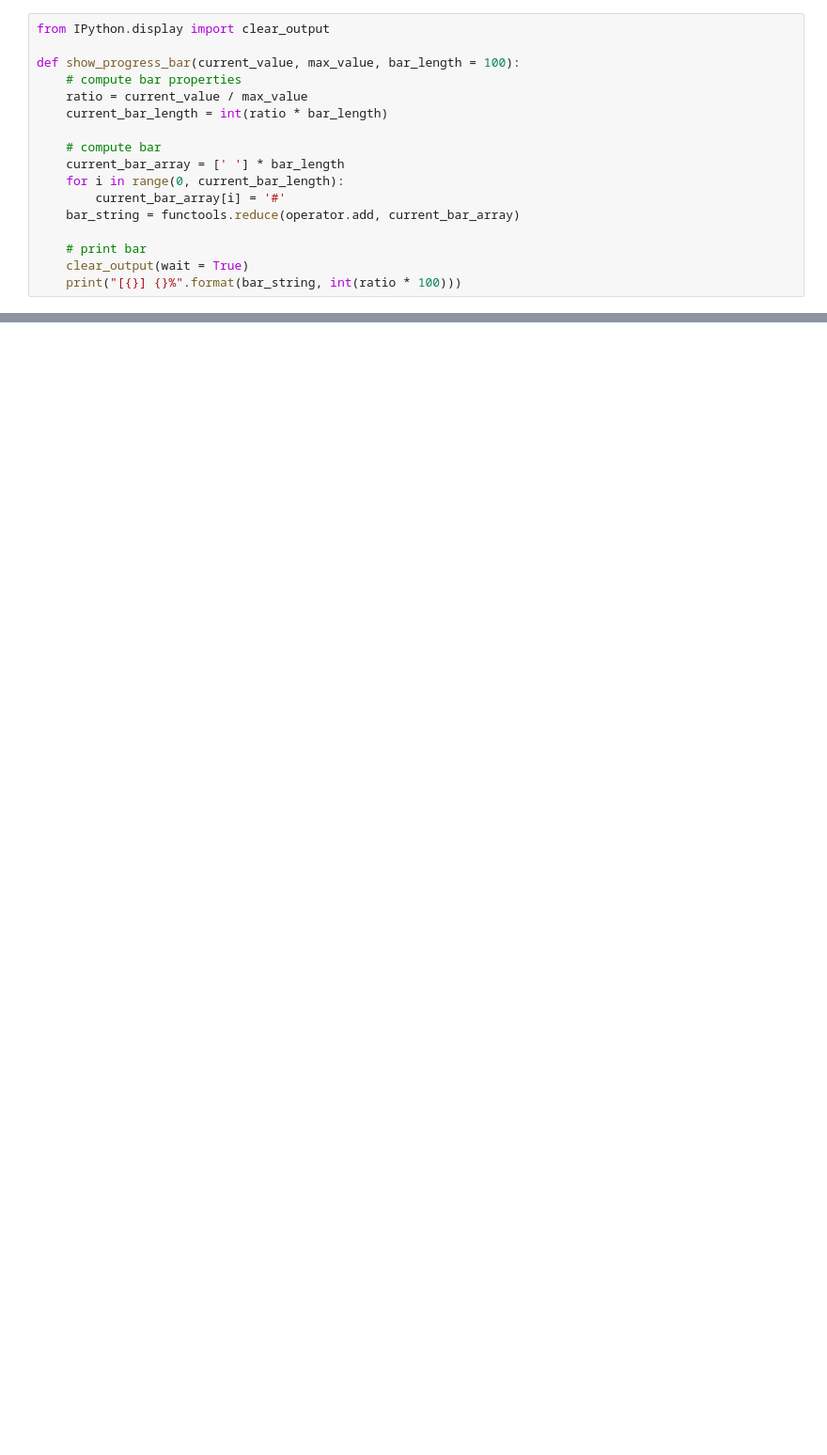
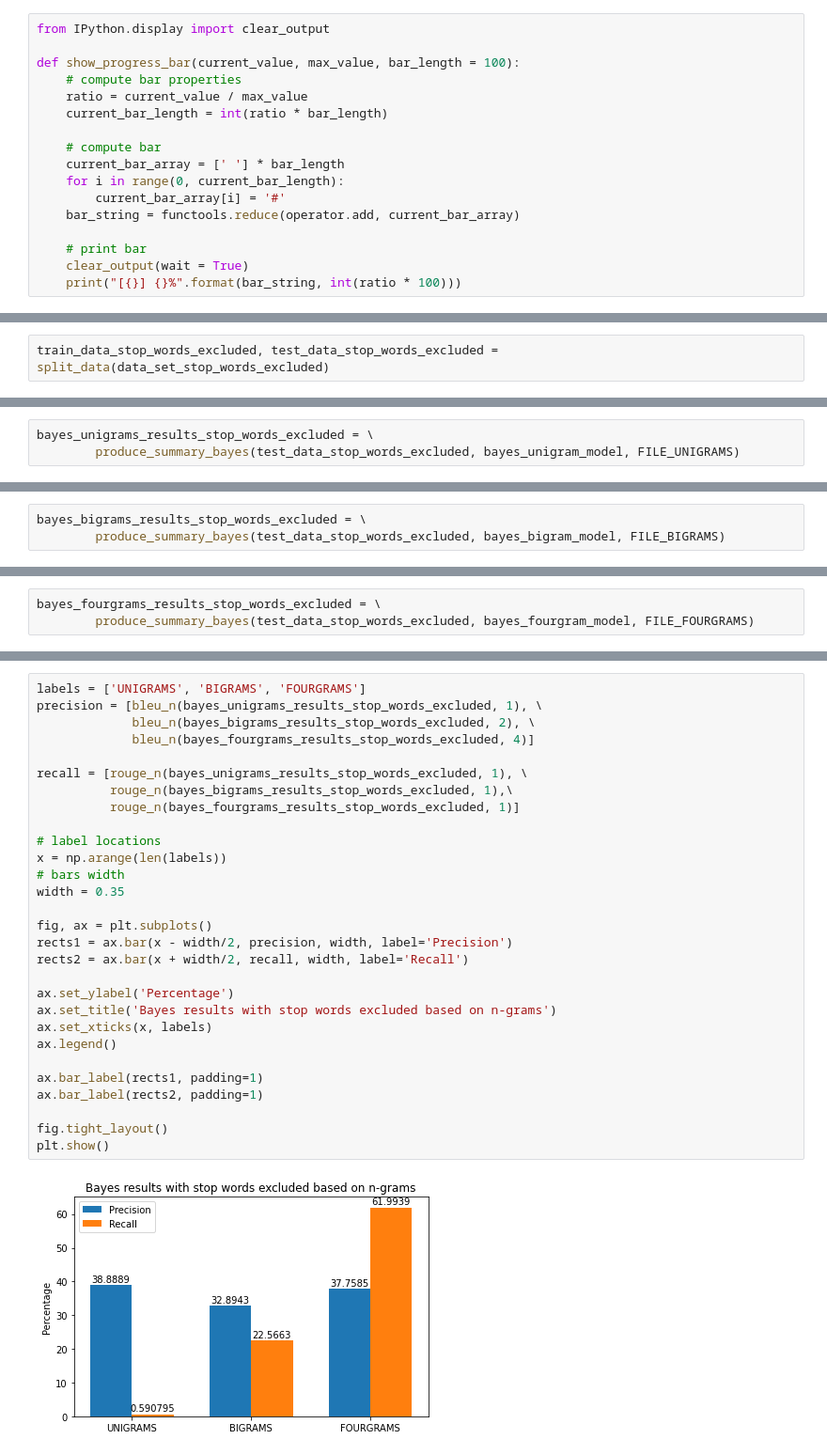
Before and after one commit to AdrianDochian/extractivesummaryofnews, a Jupyter notebook: ExtractiveSummaryOfNews.ipynb, the cells around one changed output, grey strips where cells are left out. Shown at 94% size. Cells and saved outputs as stored; diff of their text form; blank space fills up the shorter version.

```diff
--- a/ExtractiveSummaryOfNews.ipynb
+++ b/ExtractiveSummaryOfNews.ipynb
@@ -386,0 +319,2 @@ plt.show()
+# %%
+train_data_stop_words_excluded, test_data_stop_words_excluded = split_data(data_set_stop_words_excluded)
@@ -386,0 +518,3 @@ plt.show()
+# %%
+bayes_unigrams_results_stop_words_excluded = \
+        produce_summary_bayes(test_data_stop_words_excluded, bayes_unigram_model, FILE_UNIGRAMS)
@@ -386,0 +523,3 @@ plt.show()
+# %%
+bayes_bigrams_results_stop_words_excluded = \
+        produce_summary_bayes(test_data_stop_words_excluded, bayes_bigram_model, FILE_BIGRAMS)
@@ -386,0 +528,3 @@ plt.show()
+# %%
+bayes_fourgrams_results_stop_words_excluded = \
+        produce_summary_bayes(test_data_stop_words_excluded, bayes_fourgram_model, FILE_FOURGRAMS)
@@ -386,0 +638,31 @@ plt.show()
+# %%
+labels = ['UNIGRAMS', 'BIGRAMS', 'FOURGRAMS']
+precision = [bleu_n(bayes_unigrams_results_stop_words_excluded, 1), \
+             bleu_n(bayes_bigrams_results_stop_words_excluded, 2), \
+             bleu_n(bayes_fourgrams_results_stop_words_excluded, 4)]
+
+recall = [rouge_n(bayes_unigrams_results_stop_words_excluded, 1), \
+          rouge_n(bayes_bigrams_results_stop_words_excluded, 1),\
+          rouge_n(bayes_fourgrams_results_stop_words_excluded, 1)]
+
+# label locations
+x = np.arange(len(labels))
+# bars width
+width = 0.35
+
+fig, ax = plt.subplots()
+rects1 = ax.bar(x - width/2, precision, width, label='Precision')
+rects2 = ax.bar(x + width/2, recall, width, label='Recall')
+
+ax.set_ylabel('Percentage')
+ax.set_title('Bayes results with stop words excluded based on n-grams')
+ax.set_xticks(x, labels)
+ax.legend()
+
+ax.bar_label(rects1, padding=1)
+ax.bar_label(rects2, padding=1)
+
+fig.tight_layout()
+plt.show()
+# %% [output]
+[figure, added]
```
Also changed, not shown: parts of 66 cells of this notebook, 4 other files.
